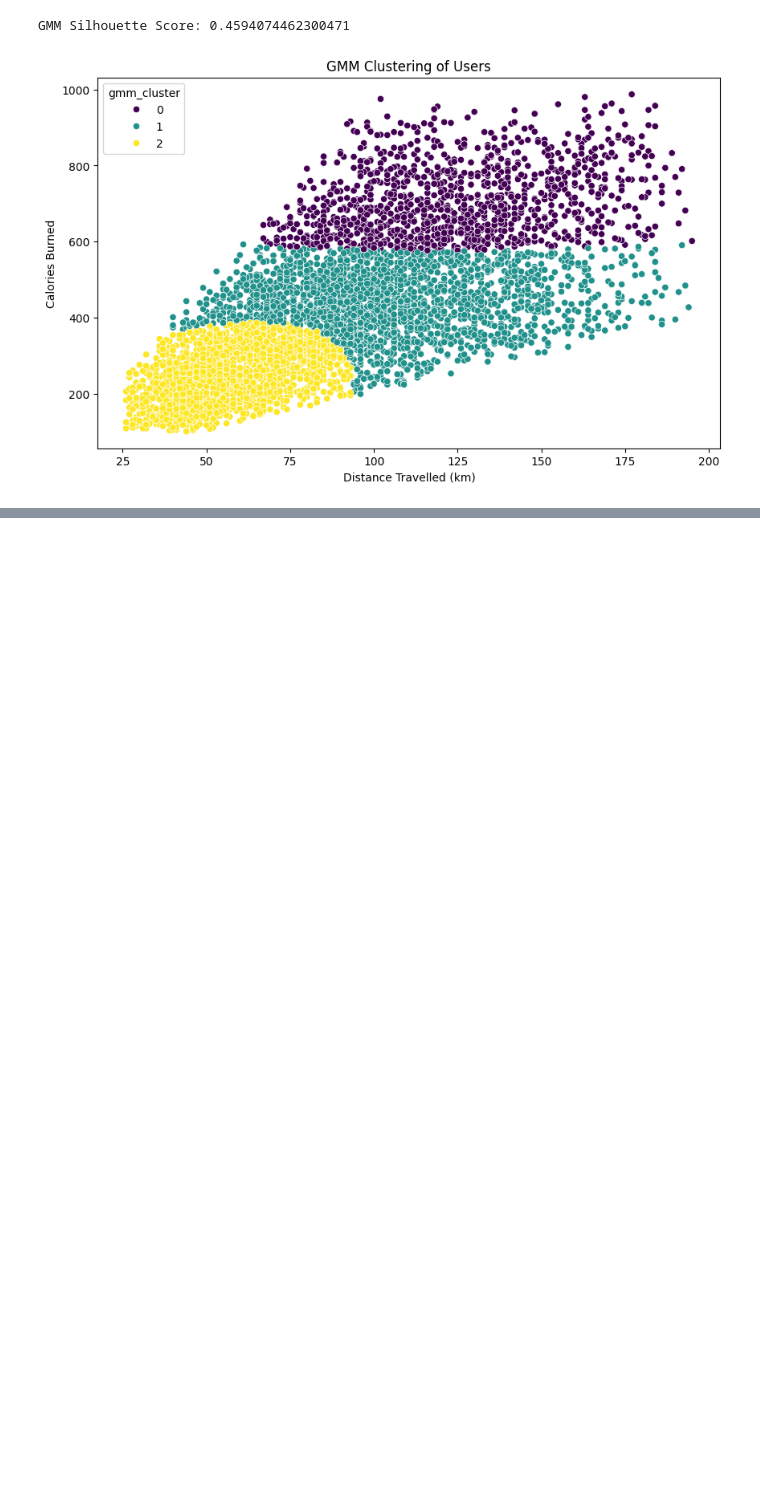
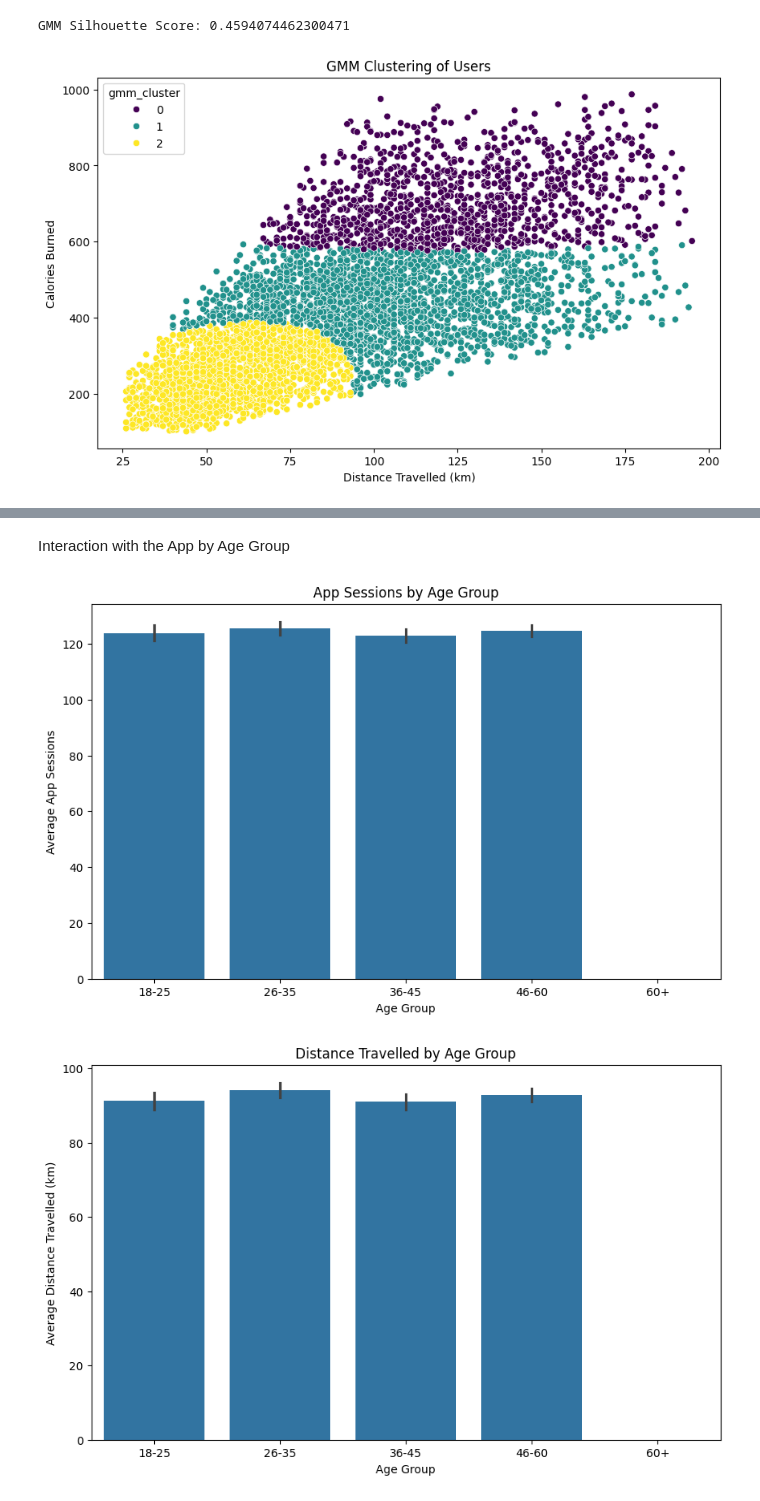
Before and after one commit to prabesh-tandukar/Data_Analystics_Prab, a Jupyter notebook: prabeshDataAnalytics.ipynb, the cells around one changed output, grey strips where cells are left out. Cells and saved outputs as stored; diff of their text form; code cells hidden in the pictures; blank space fills up the shorter version.

```diff
--- a/prabeshDataAnalytics.ipynb
+++ b/prabeshDataAnalytics.ipynb
@@ -226,0 +329,31 @@ GMM Silhouette Score: 0.4594074462300471
+# %% [markdown]
+Interaction with the App by Age Group
+# %%
+# Add Age Groups to DataFrame
+data['Age Group'] = pd.cut(data['Age'], bins=[18, 25, 35, 45, 60, 100], labels=['18-25', '26-35', '36-45', '46-60', '60+'])
+
+# Interaction with the App by Age Group
+plt.figure(figsize=(10, 6))
+sns.barplot(x='Age Group', y='App Sessions', data=data)
+plt.title('App Sessions by Age Group')
+plt.xlabel('Age Group')
+plt.ylabel('Average App Sessions')
+plt.show()
+
+# Physical Activity by Age Group
+plt.figure(figsize=(10, 6))
+sns.barplot(x='Age Group', y='Distance Travelled (km)', data=data)
+plt.title('Distance Travelled by Age Group')
+plt.xlabel('Age Group')
+plt.ylabel('Average Distance Travelled (km)')
+plt.show()
+
+plt.figure(figsize=(10, 6))
+sns.barplot(x='Age Group', y='Calories Burned', data=data)
+plt.title('Calories Burned by Age Group')
+plt.xlabel('Age Group')
+plt.ylabel('Average Calories Burned')
+plt.show()
+# %% [output]
+[figure, added]
+[figure, added]
```
Also changed, not shown: parts of 10 cells of this notebook.
